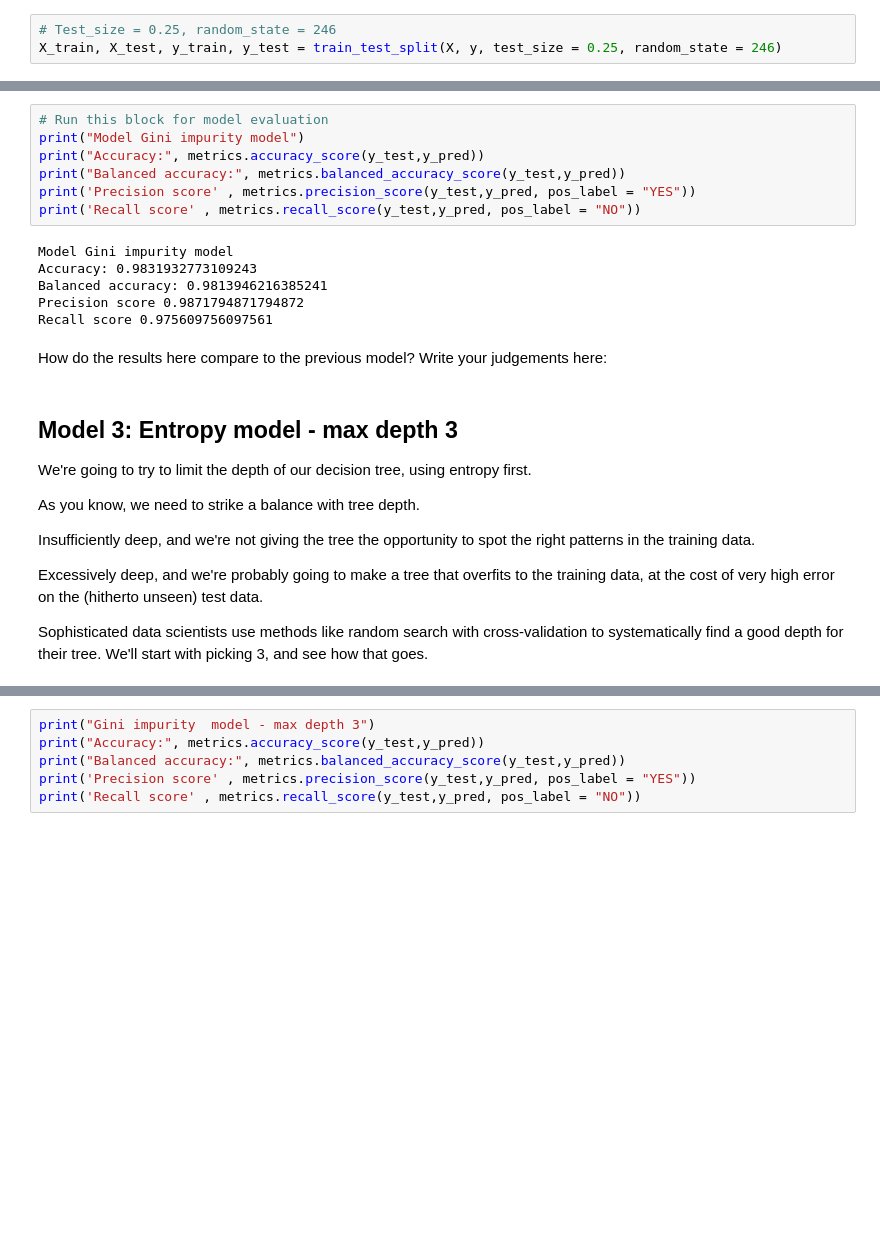
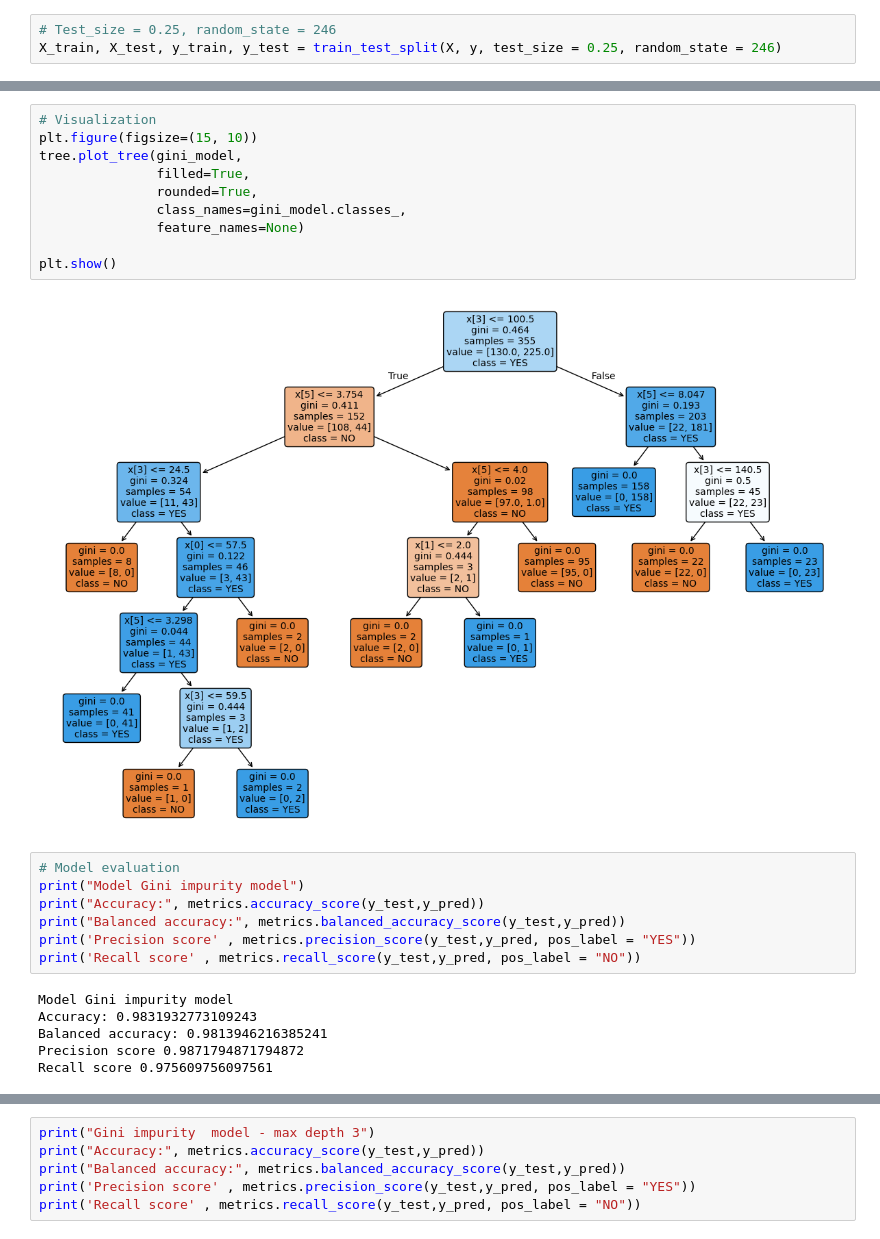
Before and after one commit to alexbui96/springboard, a Jupyter notebook: Decision Tree Specialty Coffee Case Study.ipynb, the cells around one changed output, grey strips where cells are left out. Cells and saved outputs as stored; diff of their text form; blank space fills up the shorter version.

```diff
--- a/Decision Tree Specialty Coffee Case Study.ipynb
+++ b/Decision Tree Specialty Coffee Case Study.ipynb
@@ -282,5 +251,17 @@ graphviz.Source(dot_data)
+# %%
+# Visualization
+plt.figure(figsize=(15, 10))
+tree.plot_tree(gini_model,
+               filled=True,
+               rounded=True,
+               class_names=gini_model.classes_,
+               feature_names=None)
+
+plt.show()
+# %% [output]
+[figure, added]
 # %%
-# Run this block for model evaluation
+# Model evaluation
 print("Model Gini impurity model")
 print("Accuracy:", metrics.accuracy_score(y_test,y_pred))
 print("Balanced accuracy:", metrics.balanced_accuracy_score(y_test,y_pred))
@@ -292,17 +273,4 @@ Accuracy: 0.9831932773109243
 Balanced accuracy: 0.9813946216385241
 Precision score 0.9871794871794872
 Recall score 0.975609756097561
-# %% [markdown]
-How do the results here compare to the previous model? Write your judgements here:
-# %% [markdown]
-## Model 3: Entropy model - max depth 3
-We're going to try to limit the depth of our decision tree, using entropy first.
-
-As you know, we need to strike a balance with tree depth.
-
-Insufficiently deep, and we're not giving the tree the opportunity to spot the right patterns in the training data.
-
-Excessively deep, and we're probably going to make a tree that overfits to the training data, at the cost of very high error on the (hitherto unseen) test data.
-
-Sophisticated data scientists use methods like random search with cross-validation to systematically find a good depth for their tree. We'll start with picking 3, and see how that goes.
 # %%
```
Also changed, not shown: parts of 43 cells of this notebook.
